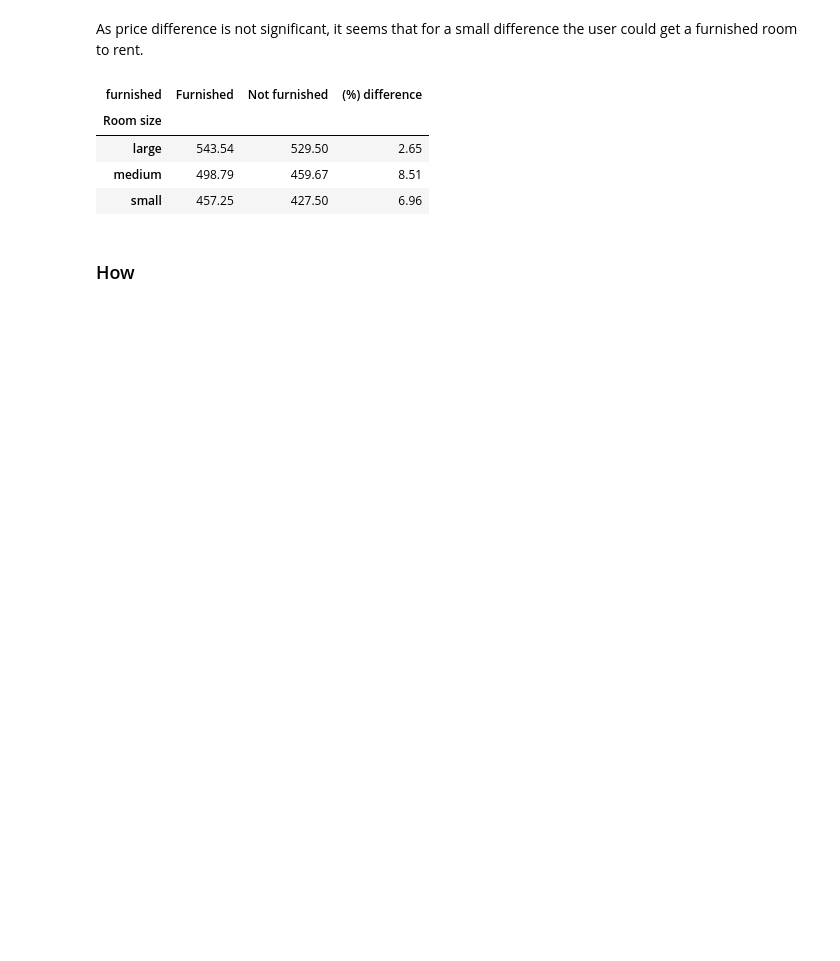
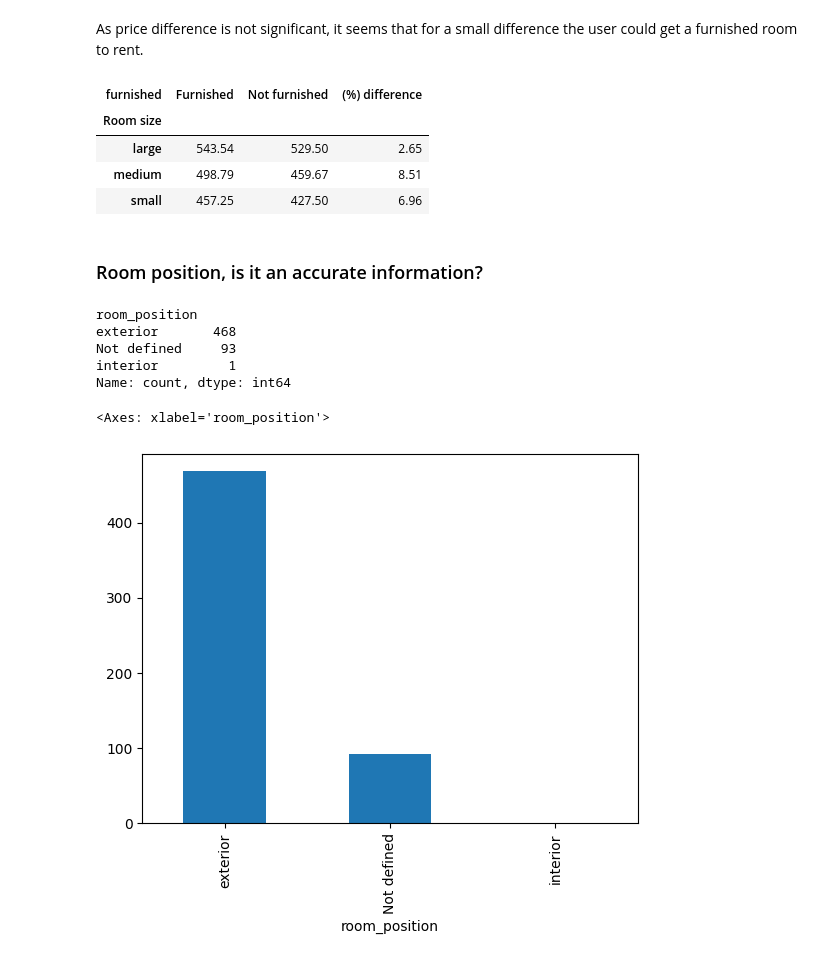
Before and after one commit to marianosin/barcelona_room_market, a Jupyter notebook: visualization.ipynb, the cells around one changed output. Saved outputs shown, nothing was run; the diff lists cells and outputs as text; code cells hidden in the pictures; blank space fills up the shorter version.

Commit message:
Exterior and smoking questions

```diff
--- a/visualization.ipynb
+++ b/visualization.ipynb
@@ -68,6 +68,9 @@ data.head()
 | 3 | habitación en alquiler en poble nou | 450.0 | 41.732100 | 1.825010 | se alquilan habitaciones, son dob... | medium | True | False | ... |
 | 4 | habitación en alquiler en sant co... | 450.0 | 41.316055 | 2.083031 | habitación doble luminosa disponi... | medium | False | False | ... |
 5 rows × 29 columns
+# %%
+# As defined in previous steps, nan mean not defined or not available so we will replace it with 'not defined'
+data = data.fillna('not defined')
 # %%
 print(' This dataset contains {} datapints and {} variables'.format(data.shape[0], data.shape[1]))
 # %% [output]
@@ -248,5 +251,18 @@ avg_roomsize_furnished.round(2)
 | large | 543.54 | 529.50 | 2.65 |
 | medium | 498.79 | 459.67 | 8.51 |
 | small | 457.25 | 427.50 | 6.96 |
-# %% [markdown]
-### How
+# %% [markdown]
+### Room position, is it an accurate information?
+# %%
+data['room_position'].fillna('Not defined').value_counts()
+# %% [output]
+room_position
+exterior       468
+Not defined     93
+interior         1
+Name: count, dtype: int64
+# %%
+data['room_position'].fillna('Not defined').value_counts().plot(kind='bar')
+# %% [output]
+<Axes: xlabel='room_position'>
+[figure, added]
```
Also changed, not shown: parts of 4 cells of this notebook.
